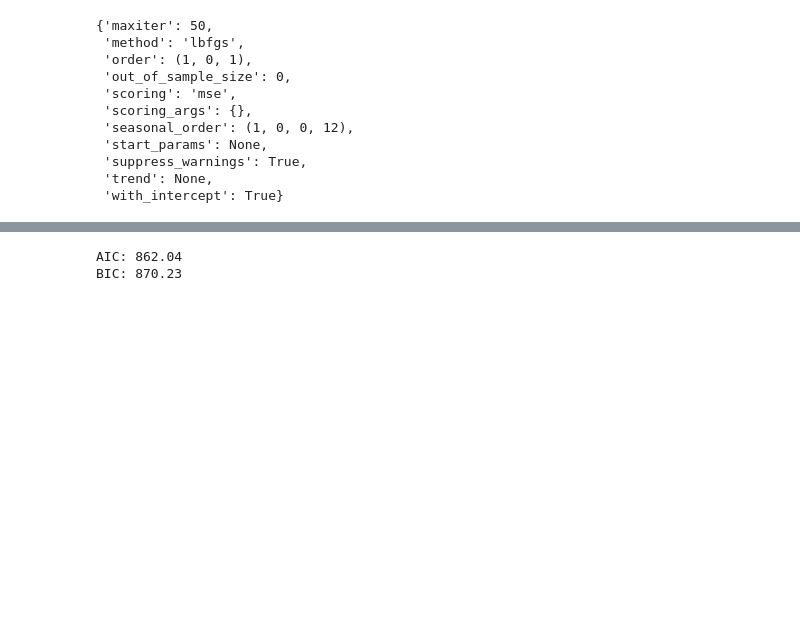
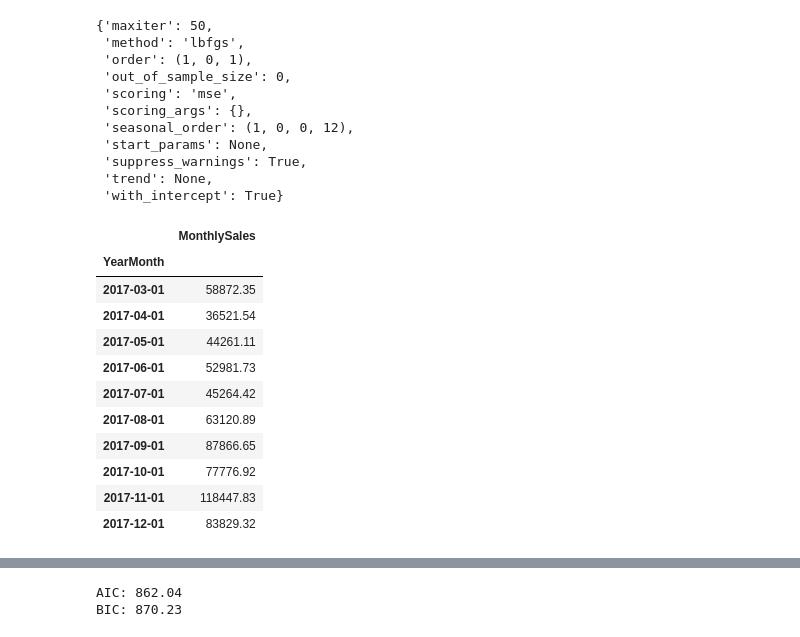
Before and after one commit to Road2Data/P4-Superstore-Sales, a Jupyter notebook: analyses/temporal_analysis.ipynb, the cells around one changed output, grey strips where cells are left out. Cells and saved outputs as stored; diff of their text form; code cells hidden in the pictures; blank space fills up the shorter version.

```diff
--- a/analyses/temporal_analysis.ipynb
+++ b/analyses/temporal_analysis.ipynb
@@ -225 +210,16 @@ train_data, test_data = focus.iloc[:split_index], focus.iloc[split_index:]
+# %%
+test_data
+# %% [output]
+|  | MonthlySales |
+| YearMonth |  |
+| 2017-03-01 | 58872.35 |
+| 2017-04-01 | 36521.54 |
+| 2017-05-01 | 44261.11 |
+| 2017-06-01 | 52981.73 |
+| 2017-07-01 | 45264.42 |
+| 2017-08-01 | 63120.89 |
+| 2017-09-01 | 87866.65 |
+| 2017-10-01 | 77776.92 |
+| 2017-11-01 | 118447.83 |
+| 2017-12-01 | 83829.32 |
 # %%
```
Also changed, not shown: parts of 17 cells of this notebook, 3 other files.
